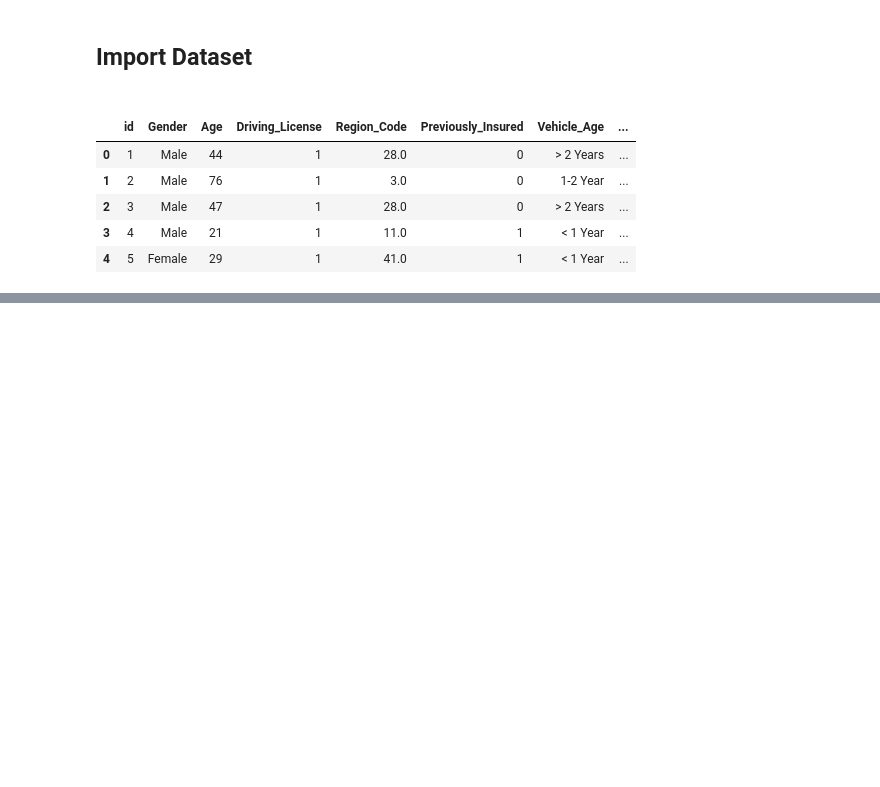
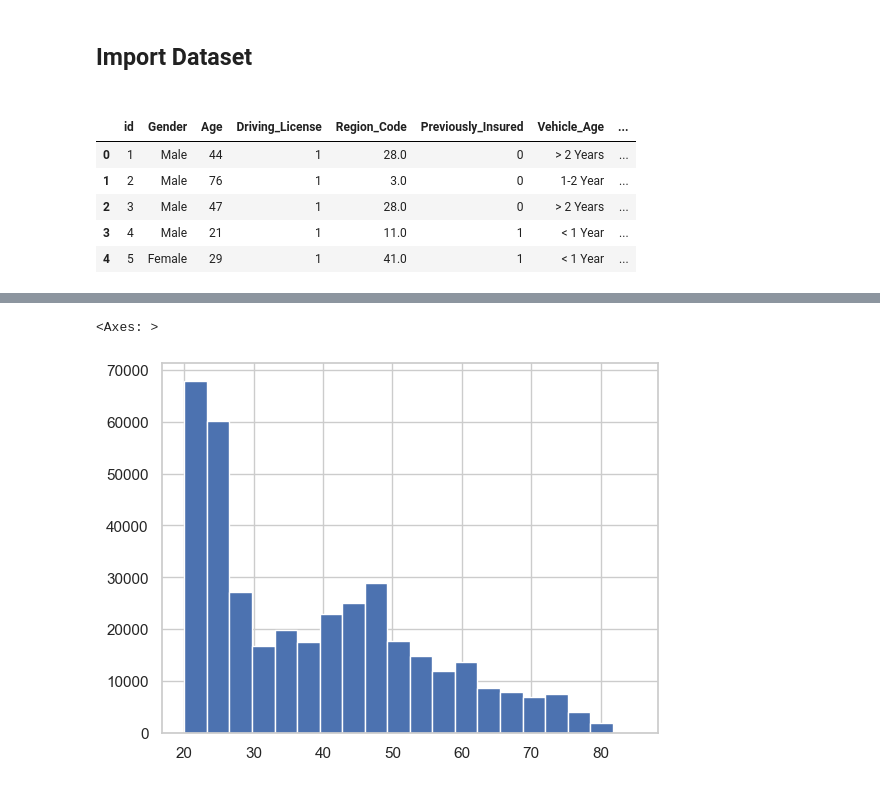
Before and after one commit to Dhirajpawar25/Vehicle-Insurance-Project, a Jupyter notebook: notebook/exp-notebook.ipynb, the cells around one changed output, grey strips where cells are left out. Cells and saved outputs as stored; diff of their text form; code cells hidden in the pictures; blank space fills up the shorter version.

```diff
--- a/notebook/exp-notebook.ipynb
+++ b/notebook/exp-notebook.ipynb
@@ -35,0 +104,6 @@ Response: [1 : Customer is interested, 0 : Customer is not interested]
+# %%
+# checking distribution for age col
+df['Age'].hist(bins=20)
+# %% [output]
+<Axes: >
+[figure, added]
```
Also changed, not shown: parts of 42 cells of this notebook, 15 other files.
